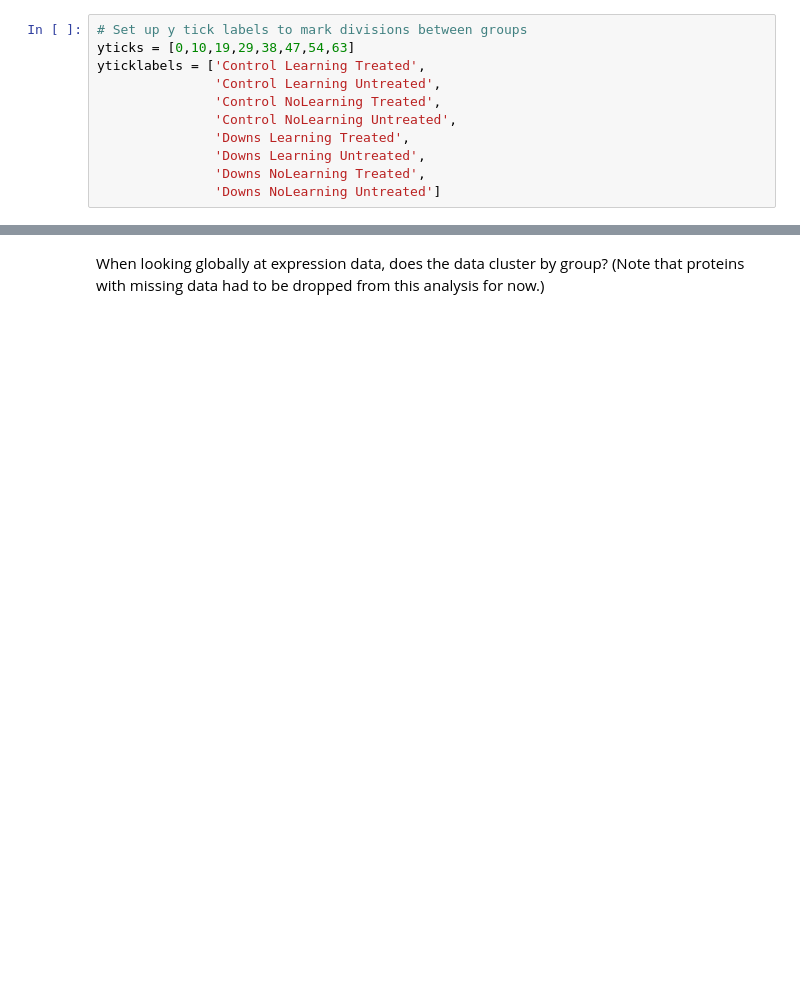
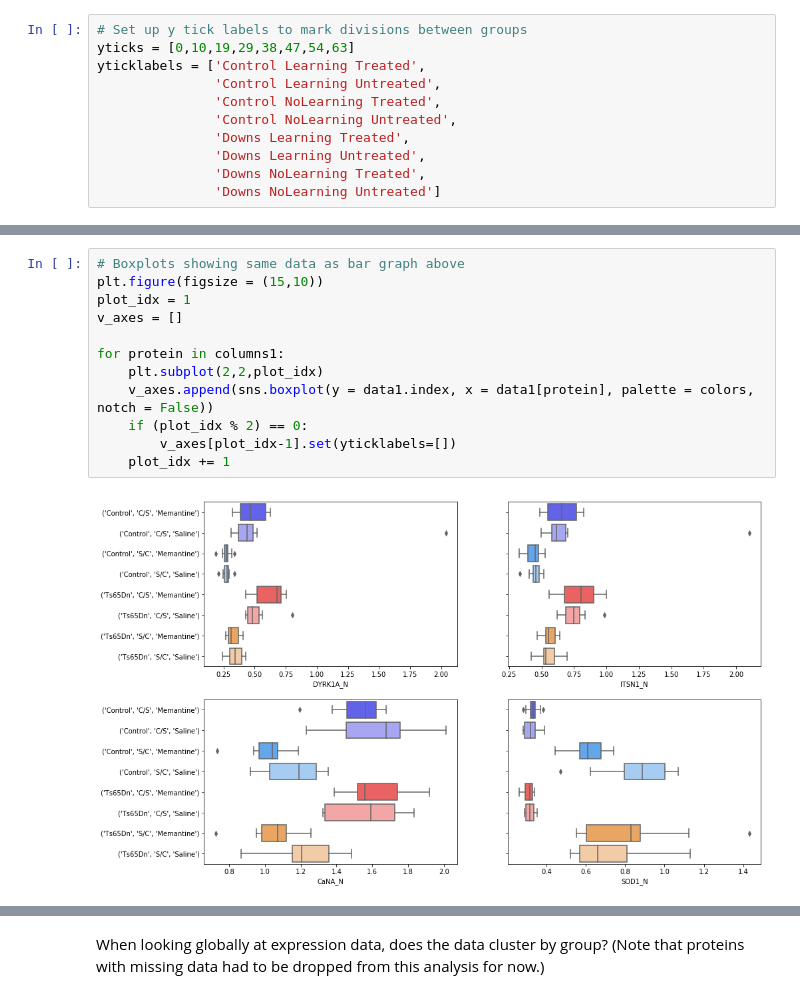
Before and after one commit to Adenordis/Springboard-Capstone-1, a Jupyter notebook: Capstone1_DataVis.ipynb, the cells around one changed output, grey strips where cells are left out. Saved outputs shown, nothing was run; the diff lists cells and outputs as text; blank space fills up the shorter version.

```diff
--- a/Capstone1_DataVis.ipynb
+++ b/Capstone1_DataVis.ipynb
@@ -51,0 +67,14 @@ Index(['DYRK1A_N', 'ITSN1_N', 'BDNF_N', 'NR1_N', 'NR2A_N', 'pAKT_N', 'pBRAF_N',
+# %%
+# Boxplots showing same data as bar graph above
+plt.figure(figsize = (15,10))
+plot_idx = 1
+v_axes = []
+
+for protein in columns1:
+    plt.subplot(2,2,plot_idx)
+    v_axes.append(sns.boxplot(y = data1.index, x = data1[protein], palette = colors, notch = False))
+    if (plot_idx % 2) == 0:
+        v_axes[plot_idx-1].set(yticklabels=[])
+    plot_idx += 1
+# %% [output]
+[figure, added]
```
Also changed, not shown: parts of 22 cells of this notebook.
